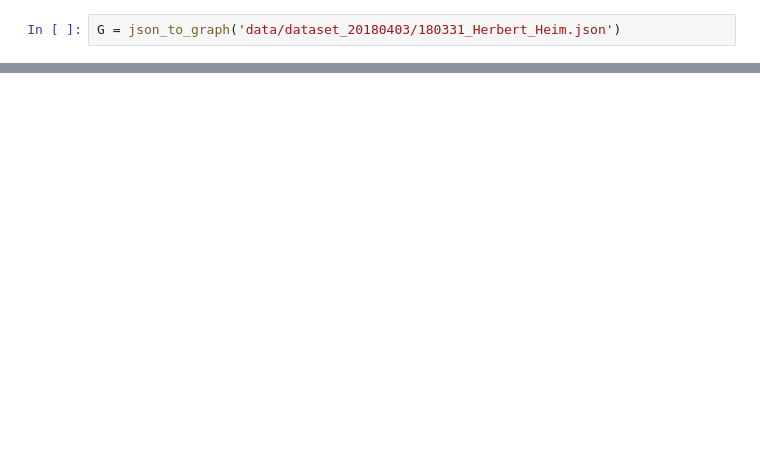
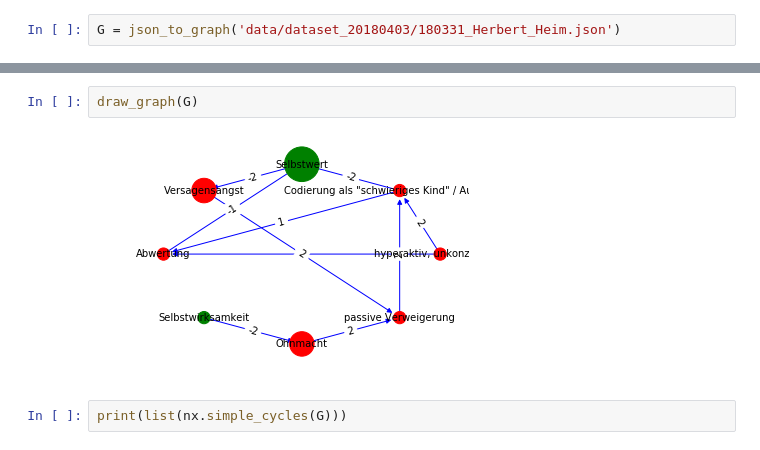
Before and after one commit to kelvinlouis/fhnw-ip5, a Jupyter notebook: Playground_Nico.ipynb, the cells around one changed output, grey strips where cells are left out. Saved outputs shown, nothing was run; the diff lists cells and outputs as text; blank space fills up the shorter version.

```diff
--- a/Playground_Nico.ipynb
+++ b/Playground_Nico.ipynb
@@ -73,0 +242,6 @@ nodelabels = nx.draw_networkx_labels(G, pos, alpha=.8)
+# %%
+draw_graph(G)
+# %% [output]
+[figure, added]
+# %%
+print(list(nx.simple_cycles(G)))
```
Also changed, not shown: parts of 10 cells of this notebook.
